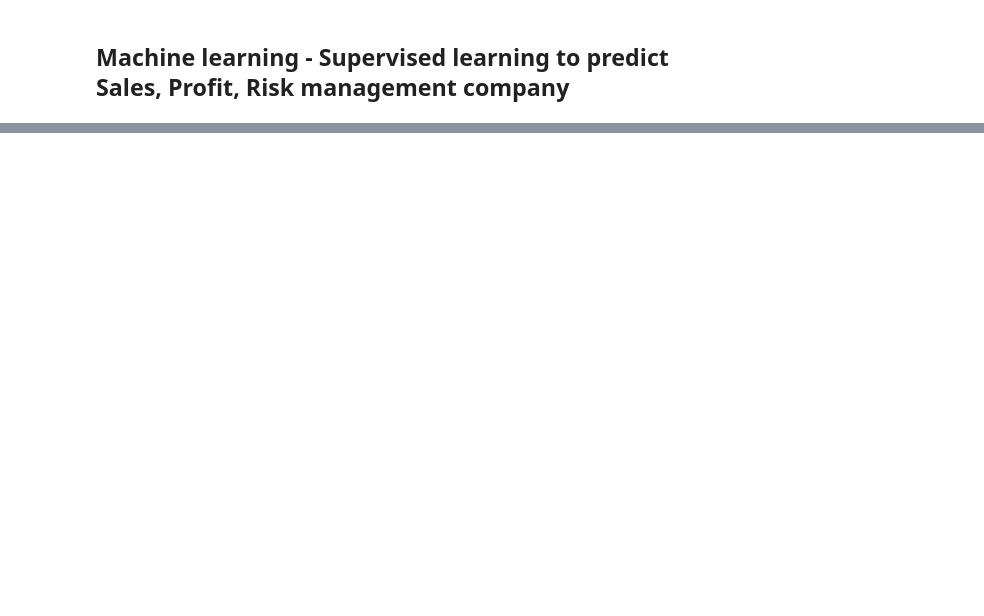
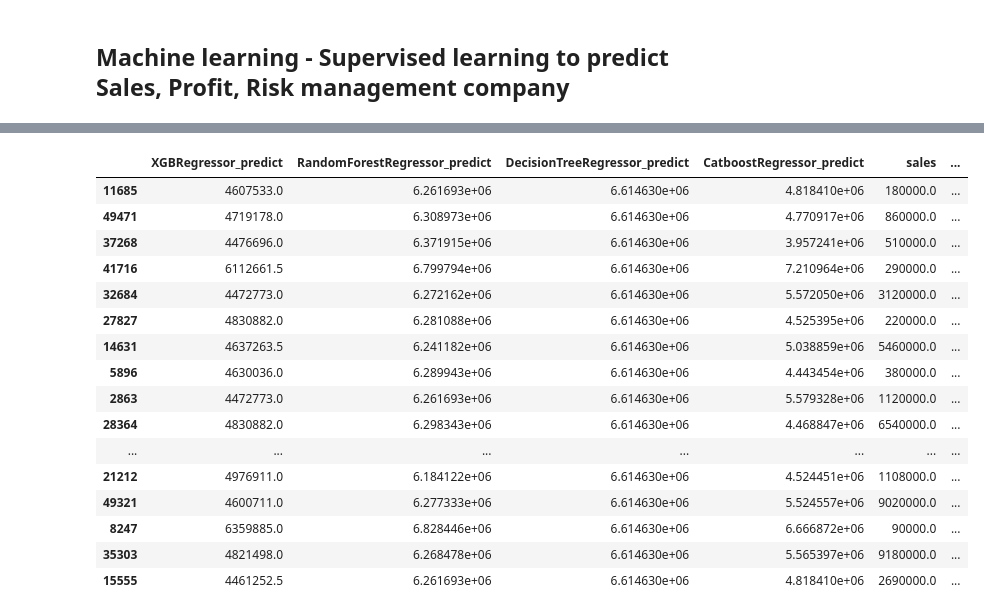
Before and after one commit to Mipjeiger/Supermarket-Sales, a Jupyter notebook: Production/EDA/01_EDA.ipynb, the cells around one changed output, grey strips where cells are left out. Drawn from its saved outputs; the diff is of its cells as text; code cells hidden in the pictures; blank space fills up the shorter version.

```diff
--- a/Production/EDA/01_EDA.ipynb
+++ b/Production/EDA/01_EDA.ipynb
@@ -613,0 +486,20 @@ df[num_cols.columns] = num_cols
+# %%
+df_sales_result = df_clean.copy()
+
+for model_name, model in trained_models.items():
+    sales_feature_cols = getattr(model, 'feature_names_in_', None)
+
+    if sales_feature_cols is not None:
+        X_sales = X.reindex(columns=sales_feature_cols, fill_value=0)  # Ensure the same feature columns are used
+    else:
+        X_sales = X.copy()  # If no feature names, use the original features
+
+    df_sales_result[f"{model_name}_predict"] = model.predict(X_sales)
+
+    # Get models score if available
+    if hasattr(model, 'score'):
+        df_sales_result[f"{model_name}_score"] = model.predict_proba(X_sales) if hasattr(model, 'predict_proba') else model.score(X_sales, y)
+
+    # Move sales column to the last column
+    sales_col = df_sales_result.pop('sales')
+    df_sales_result['sales'] = sales_col
@@ -613,0 +513,22 @@ df[num_cols.columns] = num_cols
+# %%
+df_sales_result_model = df_sales_result[["XGBRegressor_predict", "RandomForestRegressor_predict", "DecisionTreeRegressor_predict", "CatboostRegressor_predict", "sales", "XGBRegressor_score", "RandomForestRegressor_score", "DecisionTreeRegressor_score", "CatboostRegressor_score"]]
+# %%
+df_sales_result_model.sample(20)
+# %% [output]
+|  | XGBRegressor_predict | RandomForestRegressor_predict | DecisionTreeRegressor_predict | CatboostRegressor_predict | sales | ... |
+| 11685 | 4607533.0 | 6.261693e+06 | 6.614630e+06 | 4.818410e+06 | 180000.0 | ... |
+| 49471 | 4719178.0 | 6.308973e+06 | 6.614630e+06 | 4.770917e+06 | 860000.0 | ... |
+| 37268 | 4476696.0 | 6.371915e+06 | 6.614630e+06 | 3.957241e+06 | 510000.0 | ... |
+| 41716 | 6112661.5 | 6.799794e+06 | 6.614630e+06 | 7.210964e+06 | 290000.0 | ... |
+| 32684 | 4472773.0 | 6.272162e+06 | 6.614630e+06 | 5.572050e+06 | 3120000.0 | ... |
+| 27827 | 4830882.0 | 6.281088e+06 | 6.614630e+06 | 4.525395e+06 | 220000.0 | ... |
+| 14631 | 4637263.5 | 6.241182e+06 | 6.614630e+06 | 5.038859e+06 | 5460000.0 | ... |
+| 5896 | 4630036.0 | 6.289943e+06 | 6.614630e+06 | 4.443454e+06 | 380000.0 | ... |
+| 2863 | 4472773.0 | 6.261693e+06 | 6.614630e+06 | 5.579328e+06 | 1120000.0 | ... |
+| 28364 | 4830882.0 | 6.298343e+06 | 6.614630e+06 | 4.468847e+06 | 6540000.0 | ... |
+| ... | ... | ... | ... | ... | ... | ... |
+| 21212 | 4976911.0 | 6.184122e+06 | 6.614630e+06 | 4.524451e+06 | 1108000.0 | ... |
+| 49321 | 4600711.0 | 6.277333e+06 | 6.614630e+06 | 5.524557e+06 | 9020000.0 | ... |
+| 8247 | 6359885.0 | 6.828446e+06 | 6.614630e+06 | 6.666872e+06 | 90000.0 | ... |
+| 35303 | 4821498.0 | 6.268478e+06 | 6.614630e+06 | 5.565397e+06 | 9180000.0 | ... |
+| 15555 | 4461252.5 | 6.261693e+06 | 6.614630e+06 | 4.818410e+06 | 2690000.0 | ... |
```
Also changed, not shown: parts of 19 cells of this notebook, 6 other files.
